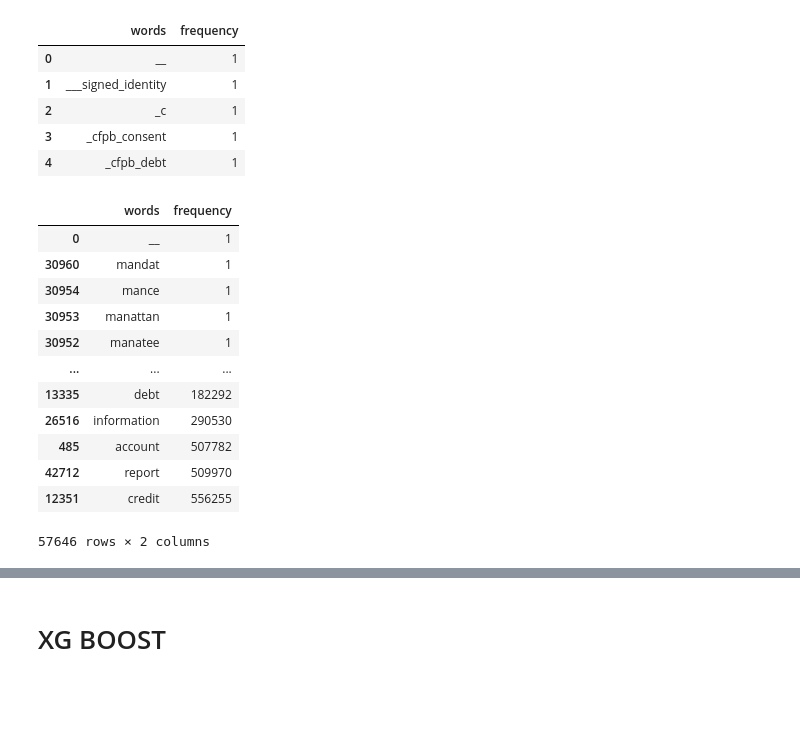
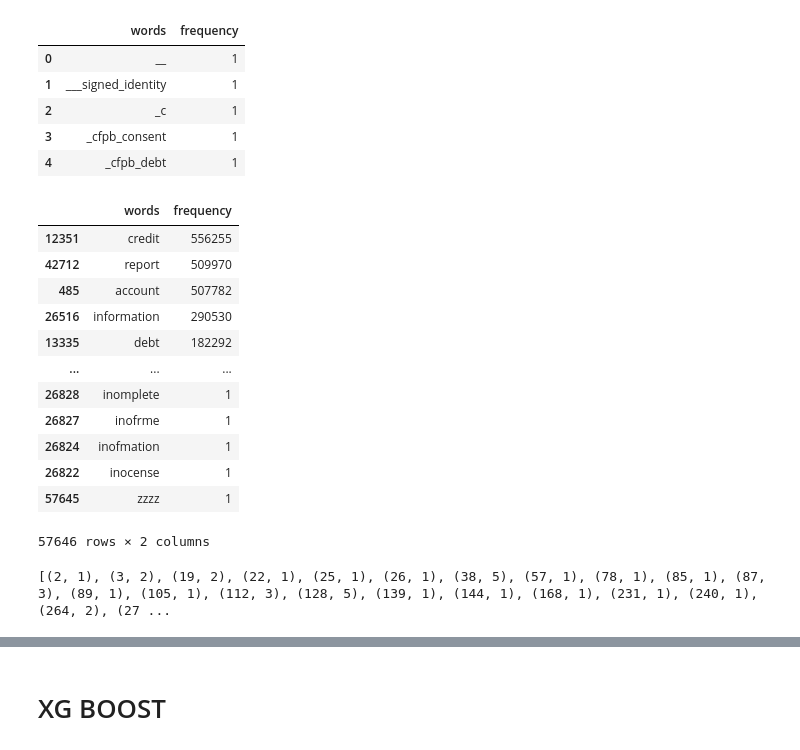
Before and after one commit to nss-data-science-cohort-6/cfpb_text_classification-gambinos, a Jupyter notebook: complaints_classification.ipynb, the cells around one changed output, grey strips where cells are left out. Drawn from its saved outputs; the diff is of its cells as text; code cells hidden in the pictures; blank space fills up the shorter version.

```diff
--- a/complaints_classification.ipynb
+++ b/complaints_classification.ipynb
@@ -192,2 +181,2 @@ array([4, 3, 1, 2, 5], dtype=int64)
 # %%
-complaints_proc['complaints_issue'] = complaints_proc['complaints_issue'] - 1
+#complaints_proc['complaints_issue'] = complaints_proc['complaints_issue'] - 1
@@ -254,18 +239,18 @@ word_counts.head()
 | 4 | _cfpb_debt | 1 |
 # %%
 #61
-word_counts.sort_values('frequency')
+word_counts.sort_values('frequency', ascending = False)
 # %% [output]
 |  | words | frequency |
-| 0 | __ | 1 |
-| 30960 | mandat | 1 |
-| 30954 | mance | 1 |
-| 30953 | manattan | 1 |
-| 30952 | manatee | 1 |
+| 12351 | credit | 556255 |
+| 42712 | report | 509970 |
+| 485 | account | 507782 |
+| 26516 | information | 290530 |
+| 13335 | debt | 182292 |
 | ... | ... | ... |
-| 13335 | debt | 182292 |
-| 26516 | information | 290530 |
-| 485 | account | 507782 |
-| 42712 | report | 509970 |
-| 12351 | credit | 556255 |
+| 26828 | inomplete | 1 |
+| 26827 | inofrme | 1 |
+| 26824 | inofmation | 1 |
+| 26822 | inocense | 1 |
+| 57645 | zzzz | 1 |
 57646 rows × 2 columns
@@ -271,0 +263,4 @@ word_counts.sort_values('frequency')
+# %%
+print(id2word.doc2bow(texts[139])) # Equivalent to corpus
+# %% [output]
+[(2, 1), (3, 2), (19, 2), (22, 1), (25, 1), (26, 1), (38, 5), (57, 1), (78, 1), (85, 1), (87, 3), (89, 1), (105, 1), (112, 3), (128, 5), (139, 1), (144, 1), (168, 1), (231, 1), (240, 1), (264, 2), (27 ...
```
Also changed, not shown: parts of 38 cells of this notebook.
